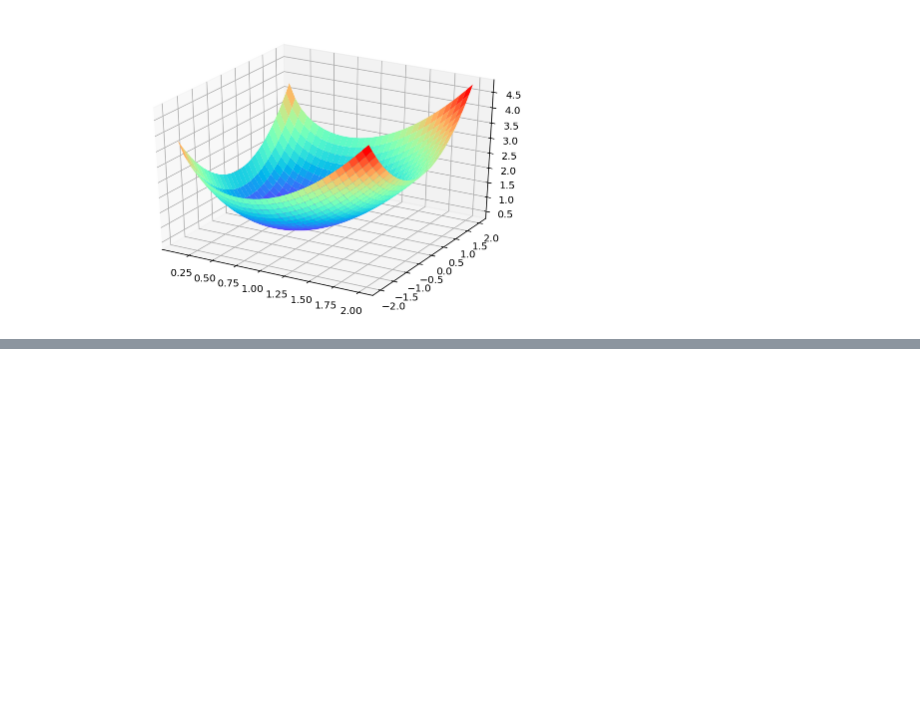
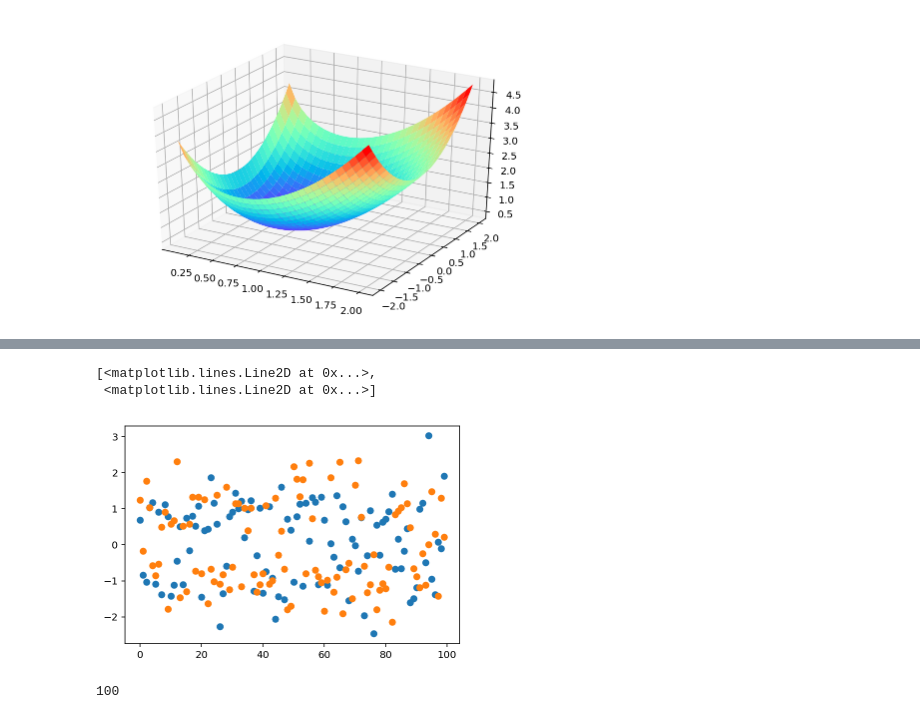
Before and after one commit to llv22/caffe2_cv, a Jupyter notebook: chap2_math/math.ipynb, the cells around one changed output, grey strips where cells are left out. Drawn from its saved outputs; the diff is of its cells as text; code cells hidden in the pictures; blank space fills up the shorter version.

```diff
--- a/chap2_math/math.ipynb
+++ b/chap2_math/math.ipynb
@@ -30,0 +70,12 @@ plt.show()
+# %%
+cls_data = d.make_classification(100, 2, 2, 0, 0, 2)
+# why plt.plot could paint the scatter graphic?
+plt.plot(cls_data[0], 'o')
+# %% [output]
+[<matplotlib.lines.Line2D at 0x...>,
+ <matplotlib.lines.Line2D at 0x...>]
+[figure, added]
+# %%
+len(cls_data[0])
+# %% [output]
+100
```
Also changed, not shown: parts of 8 cells of this notebook, 1 other file.
